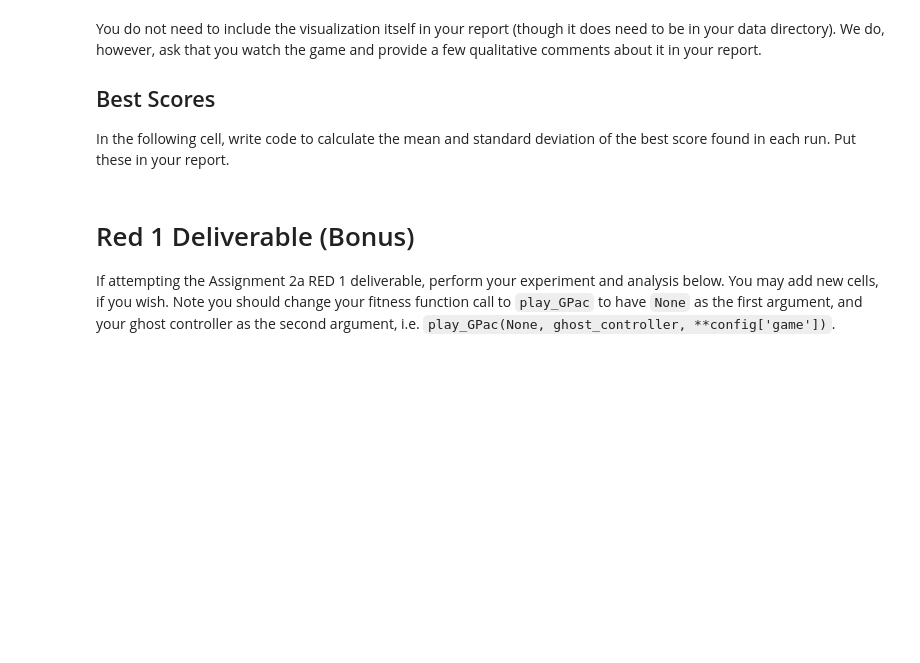
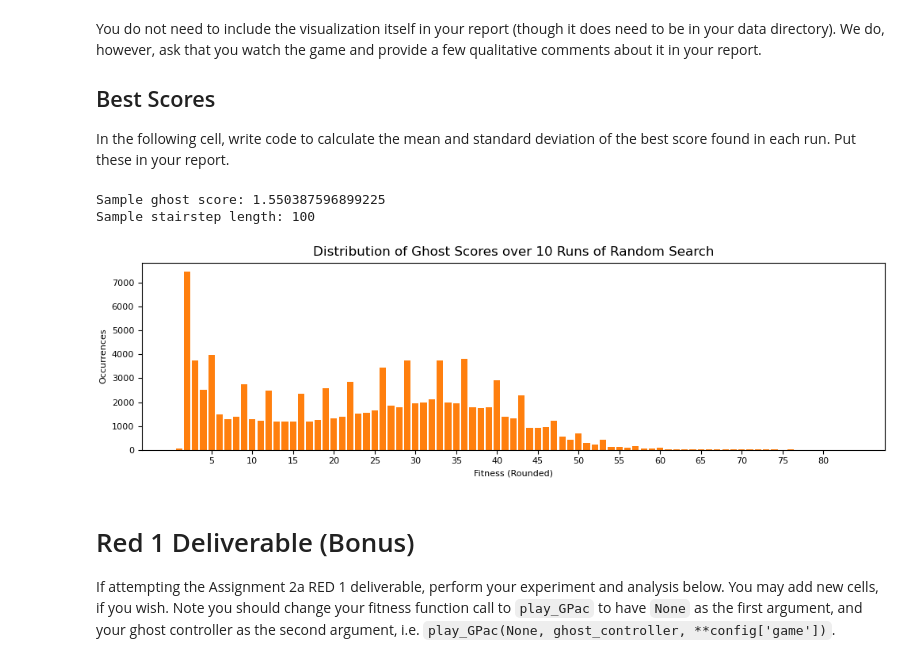
Before and after one commit to AdmiralApple/EA1a, a Jupyter notebook: 2a_notebook.ipynb, the cells around one changed output. Cells and saved outputs as stored; diff of their text form; code cells hidden in the pictures; blank space fills up the shorter version.

```diff
--- a/2a_notebook.ipynb
+++ b/2a_notebook.ipynb
@@ -766,6 +776,51 @@ You do not need to include the visualization itself in your report (though it do
 In the following cell, write code to calculate the mean and standard deviation of the best score found in each run. Put these in your report.
 # %%
 # TODO: Calculate mean and standard deviation of your best score from each run here
+# %%
+from pathlib import Path
+from red1_random_search import (
+    load_red1_config,
+    ghost_random_search_run,
+    ghost_random_search_experiment,
+    save_ghost_data,
+)
+
+# Example: quick sanity check with a small evaluation budget
+red1_config = load_red1_config()
+small_best = ghost_random_search_run(100, red1_config)
+print('Sample ghost score:', small_best.best_score)
+print('Sample stairstep length:', len(small_best.stairstep_data))
+# %% [output]
+Sample ghost score: 1.550387596899225
+Sample stairstep length: 100
+# %%
+# Full experiment mirroring the GREEN deliverable workflow
+num_runs = 10
+num_evaluations = 10_000
+(
+    ghost_best_per_run,
+    ghost_best_solution,
+    ghost_best_log,
+    ghost_stairstep_data,
+    ghost_hist,
+) = ghost_random_search_experiment(num_runs, num_evaluations, red1_config)
+
+save_ghost_data(
+    ghost_best_per_run,
+    ghost_best_solution,
+    ghost_best_log,
+    ghost_stairstep_data,
+    ghost_hist,
+    Path('./data/2a/red1/'),
+)
+
+fig = ghost_hist.get_plot(
+    f'Distribution of Ghost Scores over {num_runs} Runs of Random Search'
+)
+fig.savefig('data/2a/red1/histogram.png')
+fig.show()
+# %% [output]
+[figure, added]
 # %% [markdown]
 # Red 1 Deliverable (Bonus)
 If attempting the Assignment 2a RED 1 deliverable, perform your experiment and analysis below. You may add new cells, if you wish. Note you should change your fitness function call to `play_GPac` to have `None` as the first argument, and your ghost controller as the second argument, i.e. `play_GPac(None, ghost_controller, **config['game'])`.
```
Also changed, not shown: parts of 3 cells of this notebook, 9 other files.
